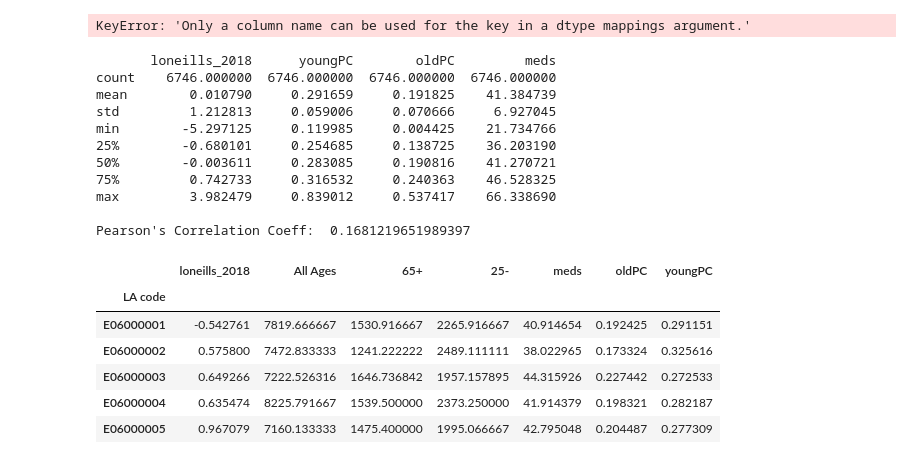
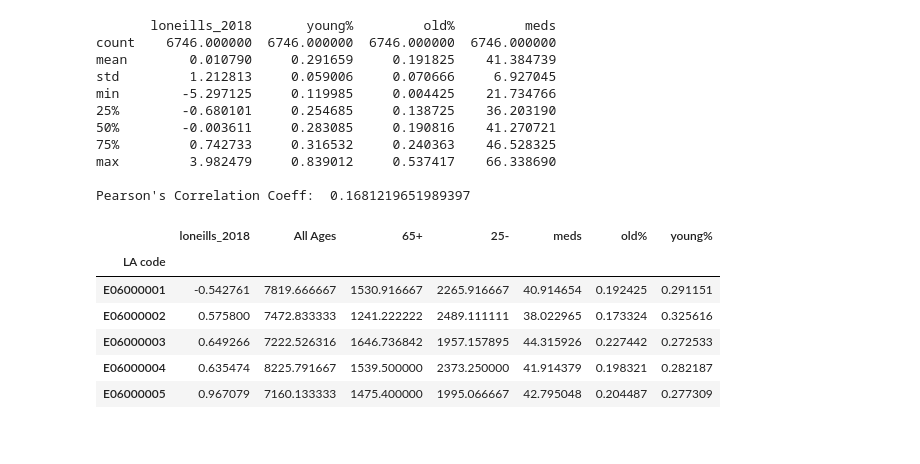
Before and after one commit to JonathanMarriott/ADS-Loneliness, a Jupyter notebook: ages/ages.ipynb, the cells around one changed output. Saved outputs shown, nothing was run; the diff lists cells and outputs as text; code cells hidden in the pictures.

```diff
--- a/ages/ages.ipynb
+++ b/ages/ages.ipynb
@@ -7,8 +7,8 @@ import os
 import matplotlib.pyplot as plt
 import seaborn as sns
 # %%
-path =   r"..\ages\ages.csv"
-path2 =  r"..\lonelinessData\msoa_loneliness.csv"
+path =   "ages.csv"
+path2 =  "msoa_loneliness.csv"
 
 ages = pd.read_csv(path)
 loneliness = pd.read_csv(path2)
@@ -55,16 +55,14 @@ df['All Ages'] = df['All Ages'].apply(lambda x: x.replace(',', ''))
 df = df.astype({'All Ages': 'int64'})
 df['old%'] = df['65+']/df['All Ages']
 df['young%'] = df['25-']/df['All Ages']
-df = df.astype({'oldPC': 'float64'})
-df = df.astype({'youngPC': 'float64'})
+df = df.astype({'old%': 'float64'})
+df = df.astype({'young%': 'float64'})
-# %% [output]
-KeyError: 'Only a column name can be used for the key in a dtype mappings argument.'
 # %%
 print(df[['loneills_2018', 'young%','old%', 'meds']].describe())
 
 print("\nPearson's Correlation Coeff: ", df['loneills_2018'].corr(df['meds']))
 # %% [output]
-       loneills_2018      youngPC        oldPC         meds
+       loneills_2018       young%         old%         meds
 count    6746.000000  6746.000000  6746.000000  6746.000000
 mean        0.010790     0.291659     0.191825    41.384739
 std         1.212813     0.059006     0.070666     6.927045
@@ -76,14 +74,13 @@ max         3.982479     0.839012     0.537417    66.338690
 
 Pearson's Correlation Coeff:  0.1681219651989397
 # %%
-msoa_la_code_df = pd.read_csv(r'..\area_converters\PCD_OA_LSOA_MSOA_LAD_FEB22_UK_LU.csv', encoding='latin-1')
-msoa_code_rows = msoa_la_code_df.loc[msoa_la_code_df['msoa11cd'].isin(df['MSOA Code'])]
-msoa_code_conv = dict(zip(msoa_code_rows['msoa11cd'],msoa_code_rows['ladcd']))
+msoa_la_code_df = pd.read_csv('Output_Area_to_LSOA_to_MSOA_to_Local_Authority_District_(December_2017)_Lookup_with_Area_Classifications_in_Great_Britain.csv', encoding='latin-1') #change encoding to fix read error
+msoa_code_conv = dict(zip(msoa_la_code_df['MSOA11CD'],msoa_la_code_df['LAD17CD']))
 df['LA code'] = df['MSOA Code'].apply(lambda x: msoa_code_conv[x])
 df = df.groupby('LA code').mean()
 df.head()
 # %% [output]
-|  | loneills_2018 | All Ages | 65+ | 25- | meds | oldPC | youngPC |
+|  | loneills_2018 | All Ages | 65+ | 25- | meds | old% | young% |
 | LA code |  |  |  |  |  |  |  |
 | E06000001 | -0.542761 | 7819.666667 | 1530.916667 | 2265.916667 | 40.914654 | 0.192425 | 0.291151 |
 | E06000002 | 0.575800 | 7472.833333 | 1241.222222 | 2489.111111 | 38.022965 | 0.173324 | 0.325616 |
```
Also changed, not shown: parts of 1 cell of this notebook, 8 other files.
